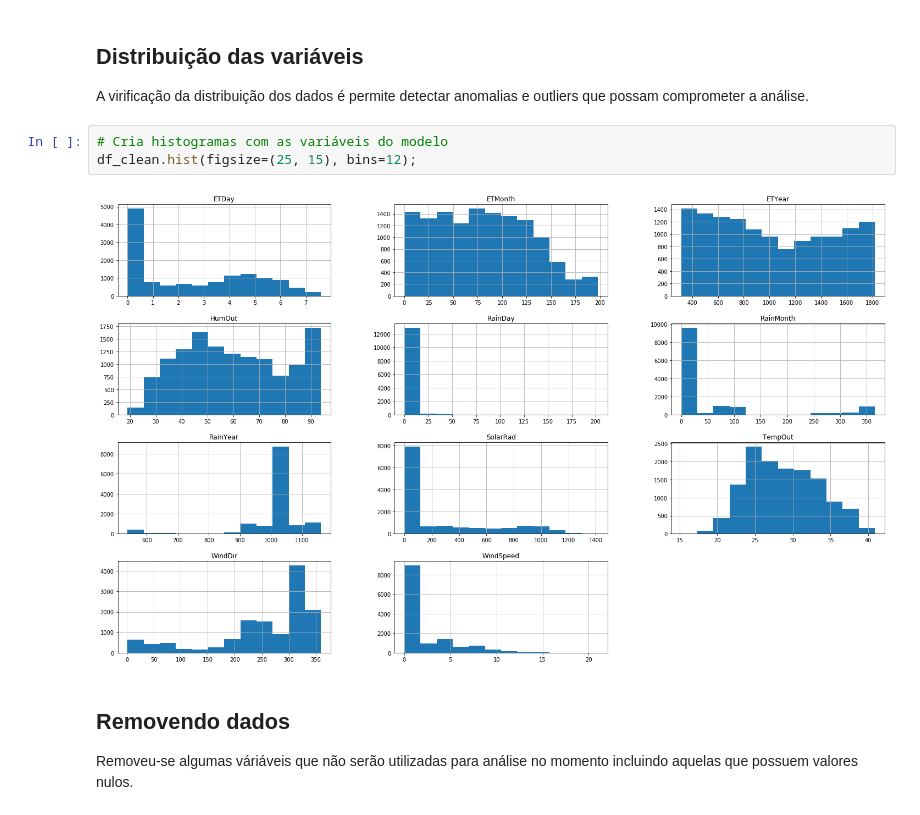
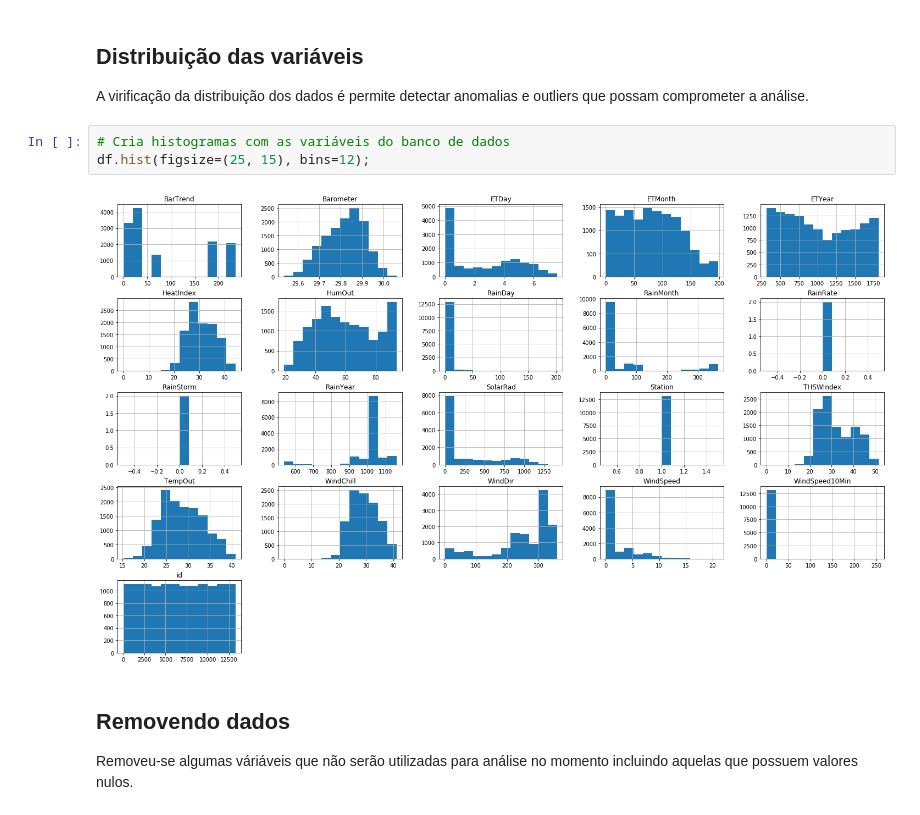
Before and after one commit to fabiorolim/dados_meteorologicos_oeiras, a Jupyter notebook: dados_meteorológiocos_oeiras_2019.ipynb, the cells around one changed output. Saved outputs shown, nothing was run; the diff lists cells and outputs as text.

```diff
--- a/dados_meteorológiocos_oeiras_2019.ipynb
+++ b/dados_meteorológiocos_oeiras_2019.ipynb
@@ -92,10 +93,10 @@ df.head()
 
 A virificação da distribuição dos dados é permite detectar anomalias e outliers que possam comprometer a análise.
 # %%
-# Cria histogramas com as variáveis do modelo
-df_clean.hist(figsize=(25, 15), bins=12);
+# Cria histogramas com as variáveis do banco de dados
+df.hist(figsize=(25, 15), bins=12);
 # %% [output]
-[figure, old version]
+[figure, new version]
 # %% [markdown]
 ## Removendo dados
 
```
Also changed, not shown: parts of 8 cells of this notebook.
